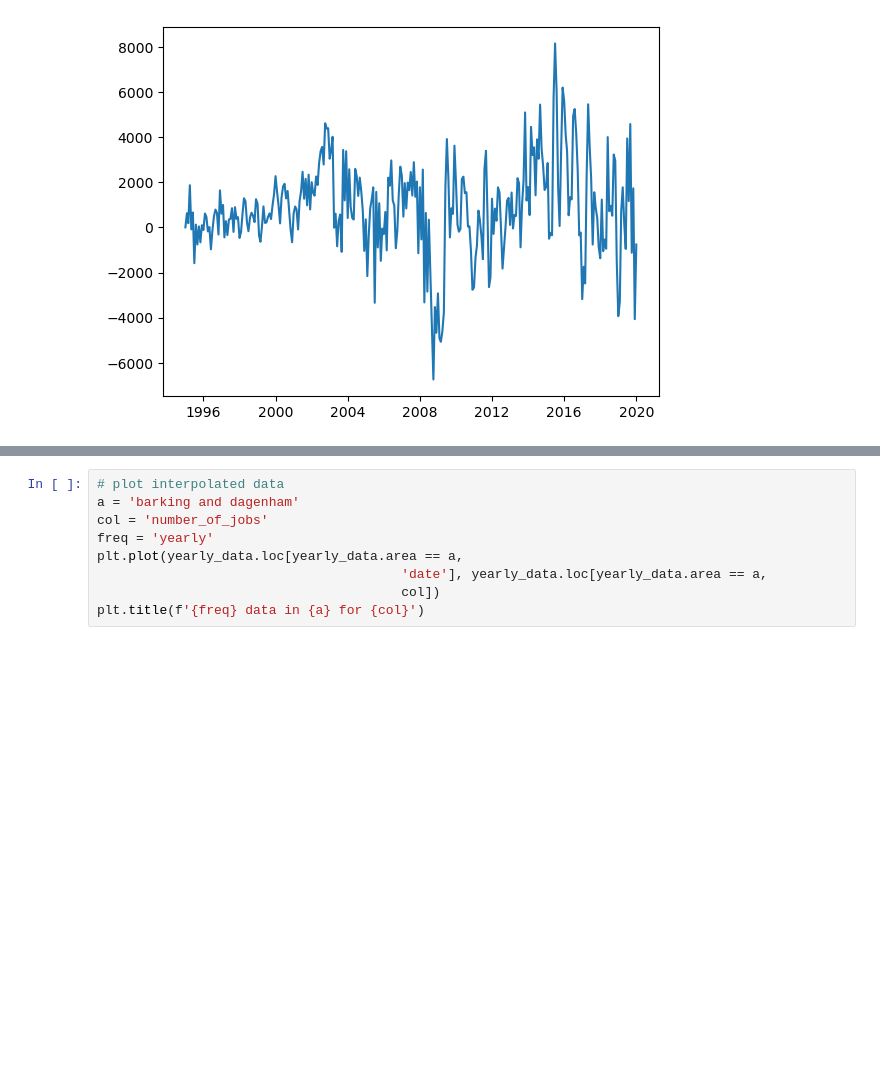
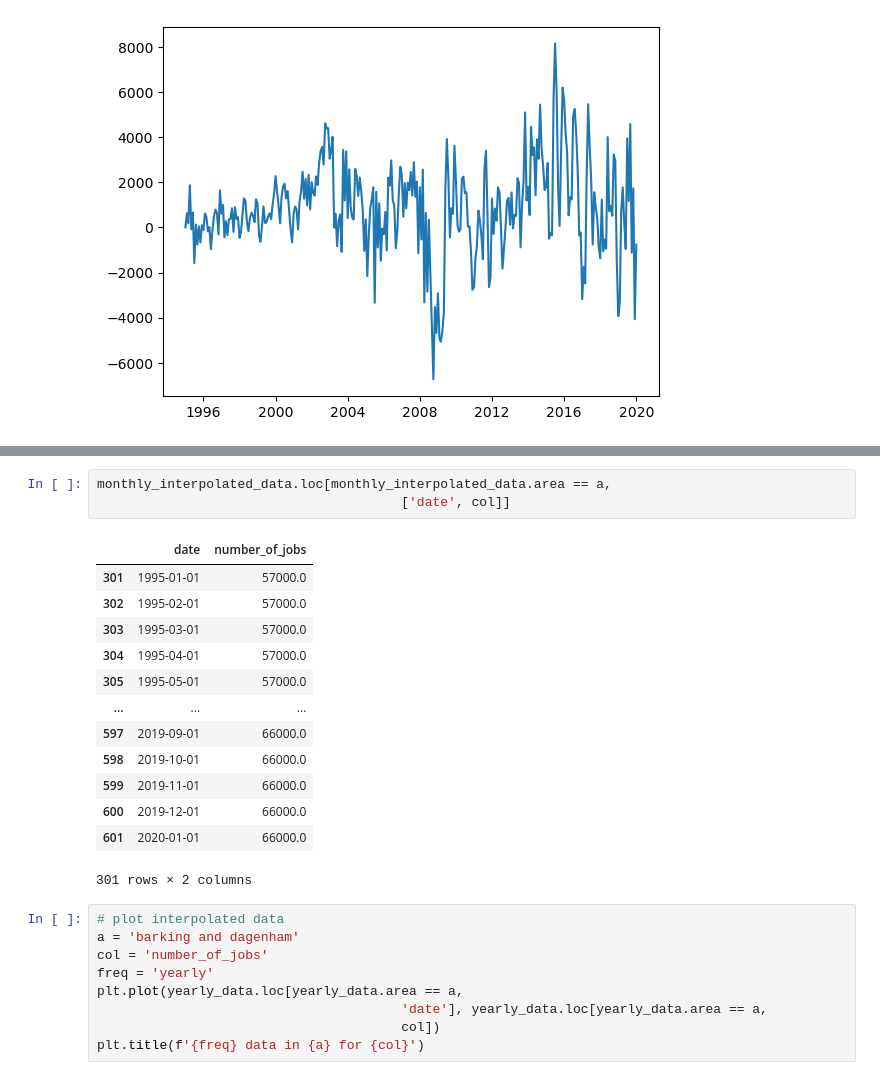
Before and after one commit to hlu109/math462_project, a Jupyter notebook: scripts/data_exploration.ipynb, the cells around one changed output, grey strips where cells are left out. Drawn from its saved outputs; the diff is of its cells as text; blank space fills up the shorter version.

```diff
--- a/scripts/data_exploration.ipynb
+++ b/scripts/data_exploration.ipynb
@@ -423,3 +402,20 @@ Text(0.5, 1.0, 'monthly interpolated data in barking and dagenham for number_of_
+# %%
+monthly_interpolated_data.loc[monthly_interpolated_data.area == a,
+                                       ['date', col]]
+# %% [output]
+|  | date | number_of_jobs |
+| 301 | 1995-01-01 | 57000.0 |
+| 302 | 1995-02-01 | 57000.0 |
+| 303 | 1995-03-01 | 57000.0 |
+| 304 | 1995-04-01 | 57000.0 |
+| 305 | 1995-05-01 | 57000.0 |
+| ... | ... | ... |
+| 597 | 2019-09-01 | 66000.0 |
+| 598 | 2019-10-01 | 66000.0 |
+| 599 | 2019-11-01 | 66000.0 |
+| 600 | 2019-12-01 | 66000.0 |
+| 601 | 2020-01-01 | 66000.0 |
+301 rows × 2 columns
 # %%
 # plot interpolated data
 a = 'barking and dagenham'
```
Also changed, not shown: parts of 5 cells of this notebook, 1 other file.
